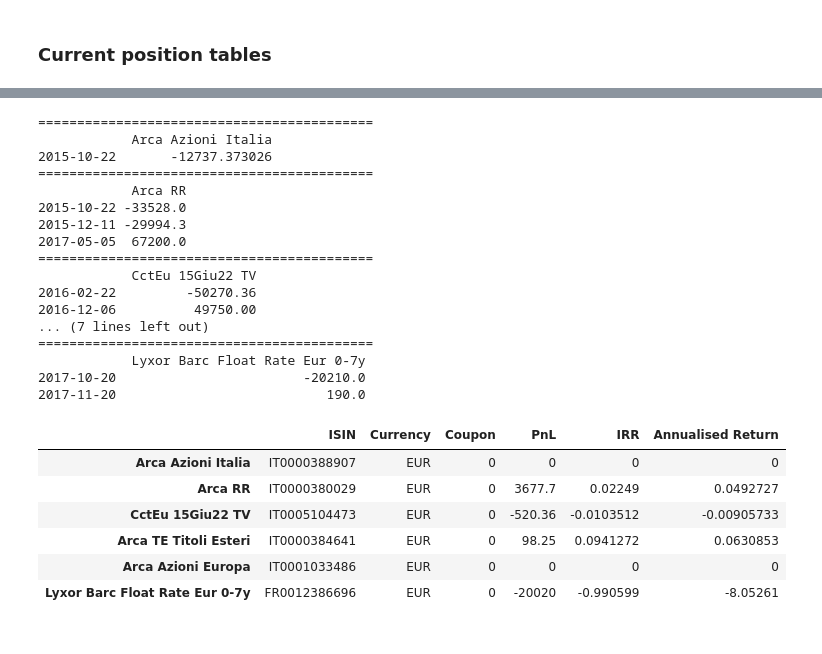
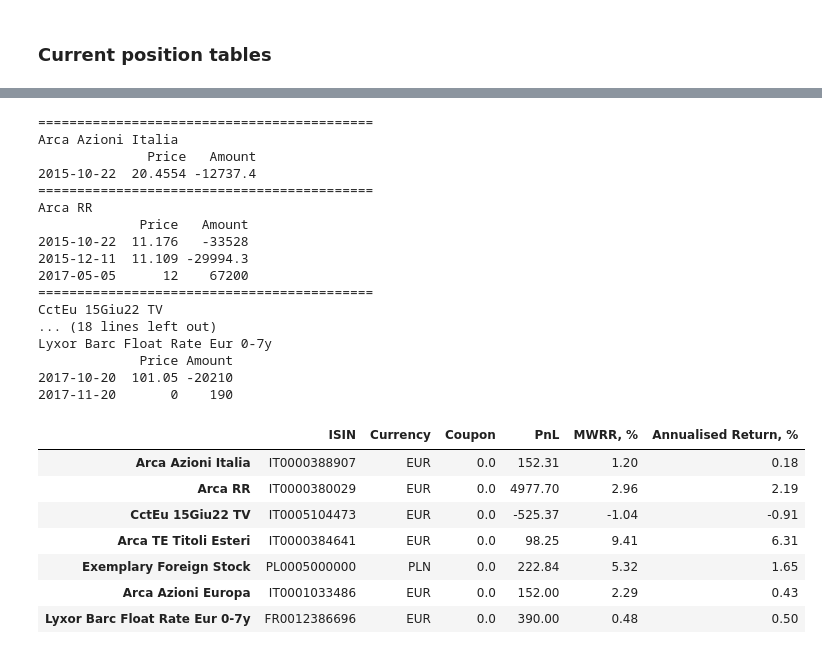
Before and after one commit to alexanderpoplavsky/financial_portfolios, a Jupyter notebook: reporting_demo.ipynb, the cells around one changed output, grey strips where cells are left out. Saved outputs shown, nothing was run; the diff lists cells and outputs as text; code cells hidden in the pictures.

```diff
--- a/reporting_demo.ipynb
+++ b/reporting_demo.ipynb
@@ -263,52 +294,44 @@ Total:  {'Value Gross': 143037.423026, 'Value Net': 138965.95, 'Weight': 1.0}
 # %%
 # Cashflows for all assets.
+
 for a in account[name][0].asset_log:
     cashflow = account[name][0].asset_log[a]['cashflow']
     ii = cashflow.iloc[0, 0]
     print ("===========================================")
+    print (a)
     print (cashflow)
 # %% [output]
 ===========================================
-            Arca Azioni Italia
-2015-10-22       -12737.373026
+Arca Azioni Italia
+              Price   Amount
+2015-10-22  20.4554 -12737.4
 ===========================================
-            Arca RR
-2015-10-22 -33528.0
-2015-12-11 -29994.3
-2017-05-05  67200.0
+Arca RR
+             Price   Amount
+2015-10-22  11.176   -33528
+2015-12-11  11.109 -29994.3
+2017-05-05      12    67200
 ===========================================
-            CctEu 15Giu22 TV
-2016-02-22         -50270.36
-2016-12-06          49750.00
-... (7 lines left out)
-===========================================
-            Lyxor Barc Float Rate Eur 0-7y
-2017-10-20                        -20210.0
-2017-11-20                           190.0
+CctEu 15Giu22 TV
+... (18 lines left out)
+Lyxor Barc Float Rate Eur 0-7y
+             Price Amount
+2017-10-20  101.05 -20210
+2017-11-20       0    190
-# %%
-# Returns.
-
-# Note 2: Could you please check if all the column names are correct
-# (for the tables: Returns (below) and Positions (above)).
-
-# Note 3: Because of the small number of assets and short buy/sell periods in this example, values of "IRR" and
-# "Annualised Return" may look not as expected, however, there should be ok for real number of buys/sells.
-# For example, if there are only buys for some assets, the algorithm will return 0 for both quantities.
-
-# Note 4: Given that some positions are closed, some are not, some are partially closed,
-# there are multiple buys and sells for the the same asset, do "PnL", "IRR" and "Annual Return" make sense?
-# Could we calculate all these quantities just for holdings? Or for entirely closed positions? Please advise.
-
-returns = account[name][0].returns()
-returns[0]
-# %% [output]
-|  | ISIN | Currency | Coupon | PnL | IRR | Annualised Return |
-| Arca Azioni Italia | IT0000388907 | EUR | 0 | 0 | 0 | 0 |
-| Arca RR | IT0000380029 | EUR | 0 | 3677.7 | 0.02249 | 0.0492727 |
-| CctEu 15Giu22 TV | IT0005104473 | EUR | 0 | -520.36 | -0.0103512 | -0.00905733 |
-| Arca TE Titoli Esteri | IT0000384641 | EUR | 0 | 98.25 | 0.0941272 | 0.0630853 |
-| Arca Azioni Europa | IT0001033486 | EUR | 0 | 0 | 0 | 0 |
-| Lyxor Barc Float Rate Eur 0-7y | FR0012386696 | EUR | 0 | -20020 | -0.990599 | -8.05261 |
+# %%
+# Returns.
+
+returns = account[name][0].returns_table(date, current_prices)
+returns[0]
+# %% [output]
+|  | ISIN | Currency | Coupon | PnL | MWRR, % | Annualised Return, % |
+| Arca Azioni Italia | IT0000388907 | EUR | 0.0 | 152.31 | 1.20 | 0.18 |
+| Arca RR | IT0000380029 | EUR | 0.0 | 4977.70 | 2.96 | 2.19 |
+| CctEu 15Giu22 TV | IT0005104473 | EUR | 0.0 | -525.37 | -1.04 | -0.91 |
+| Arca TE Titoli Esteri | IT0000384641 | EUR | 0.0 | 98.25 | 9.41 | 6.31 |
+| Exemplary Foreign Stock | PL0005000000 | PLN | 0.0 | 222.84 | 5.32 | 1.65 |
+| Arca Azioni Europa | IT0001033486 | EUR | 0.0 | 152.00 | 2.29 | 0.43 |
+| Lyxor Barc Float Rate Eur 0-7y | FR0012386696 | EUR | 0.0 | 390.00 | 0.48 | 0.50 |
 # %%
 print ("Total: ", returns[1])
 # %% [output]
```
Also changed, not shown: parts of 22 cells of this notebook, 2 other files.
